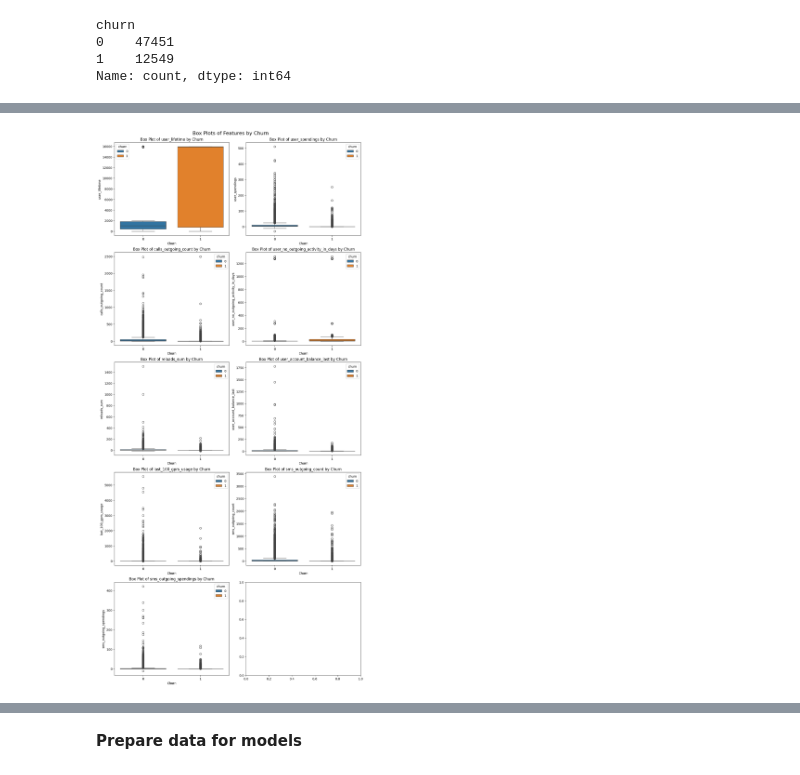
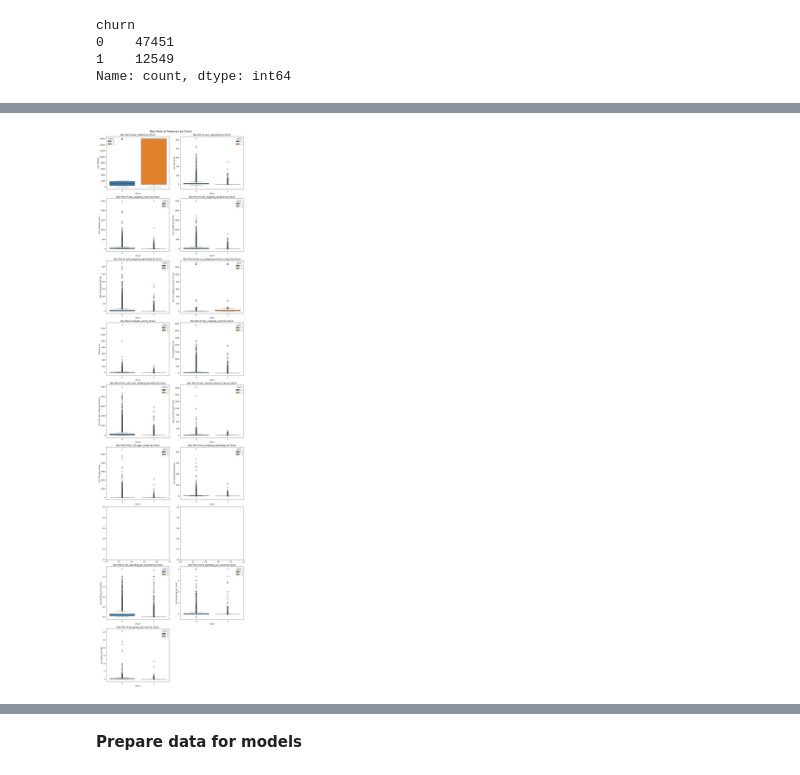
Before and after one commit to AlperSaylam/spam_detection-churn_analysis, a Jupyter notebook: churn_analysis.ipynb, the cells around one changed output, grey strips where cells are left out. Cells and saved outputs as stored; diff of their text form; code cells hidden in the pictures.

Commit message:
churn model and features were changed.

```diff
--- a/churn_analysis.ipynb
+++ b/churn_analysis.ipynb
@@ -33,9 +45,10 @@ raw_data.head()
 # %% [markdown]
 **EDA and Feature Selection**
 # %%
-columns = ['user_lifetime', 'user_spendings', 'calls_outgoing_count',
-            'user_no_outgoing_activity_in_days', 'reloads_sum',
-            'user_account_balance_last', 'last_100_gprs_usage', 'sms_outgoing_count', 'sms_outgoing_spendings','month', 'churn']
+columns = ['user_lifetime', 'user_spendings', 'calls_outgoing_count', 'calls_outgoing_duration',
+           'calls_outgoing_spendings', 'user_no_outgoing_activity_in_days', 'reloads_sum',
+            'sms_outgoing_count', 'last_100_calls_outgoing_duration',
+            'user_account_balance_last', 'last_100_gprs_usage', 'sms_outgoing_spendings','month', 'churn']
 
 churn_data = raw_data[columns]
 churn_data.head()
@@ -85,0 +124,9 @@ plt.show()
+# %%
+# Create new features using .loc to avoid SettingWithCopyWarning
+churn_data.loc[:, 'call_spending_per_duration'] = churn_data['calls_outgoing_spendings'] / churn_data['calls_outgoing_duration'].replace(0, np.nan)
+churn_data.loc[:, 'sms_spending_per_count'] = churn_data['sms_outgoing_spendings'] / churn_data['sms_outgoing_count'].replace(0, np.nan)
+churn_data.loc[:, 'out_going_call_ratio'] = churn_data['calls_outgoing_duration'] / churn_data['last_100_calls_outgoing_duration'].replace(0, np.nan)
+
+# Replace infinite values and fill NaN values
+churn_data.replace([np.inf, -np.inf], np.nan, inplace=True)
+churn_data.fillna(0, inplace=True)
@@ -86,24 +151,28 @@ plt.show()
 # %%
 cols = 2  # Number of columns in the subplot grid
-num_features = len(columns) -1
-rows = (num_features + cols - 1) // cols  # Calculate rows based on features and columns
+num_features = len(churn_data.columns) - 2  # Exclude 'churn' and 'month'
+rows = (num_features + cols - 1) // cols + 1  # Calculate rows based on features and columns
 
 fig, axes = plt.subplots(rows, cols, figsize=(12, rows * 5), constrained_layout=True)
 
 # Plot box plots for each feature
-for i, feature in enumerate(columns):
+for i, feature in enumerate(churn_data.columns):
     if feature in ('churn', 'month'):
         continue
     ax = axes[i // cols, i % cols]  # Identify the correct subplot position
     sns.boxplot(x='churn', y=feature, data=churn_data, ax=ax, hue='churn')
     ax.set_title(f'Box Plot of {feature} by Churn')
     ax.set_xlabel('Churn')
     ax.set_ylabel(feature)
 
+# Hide any empty subplots
+for j in range(i + 1, rows * cols):
+    fig.delaxes(axes.flatten()[j])  # Delete empty subplots
+
 plt.suptitle('Box Plots of Features by Churn', fontsize=16)
 plt.show()
 # %% [output]
-[figure, old version]
+[figure, new version]
 # %%
 correlation_matrix = churn_data.drop(columns=['churn']).corr()
 plt.figure(figsize=(10, 8))
```
Also changed, not shown: parts of 14 cells of this notebook, 6 other files.
